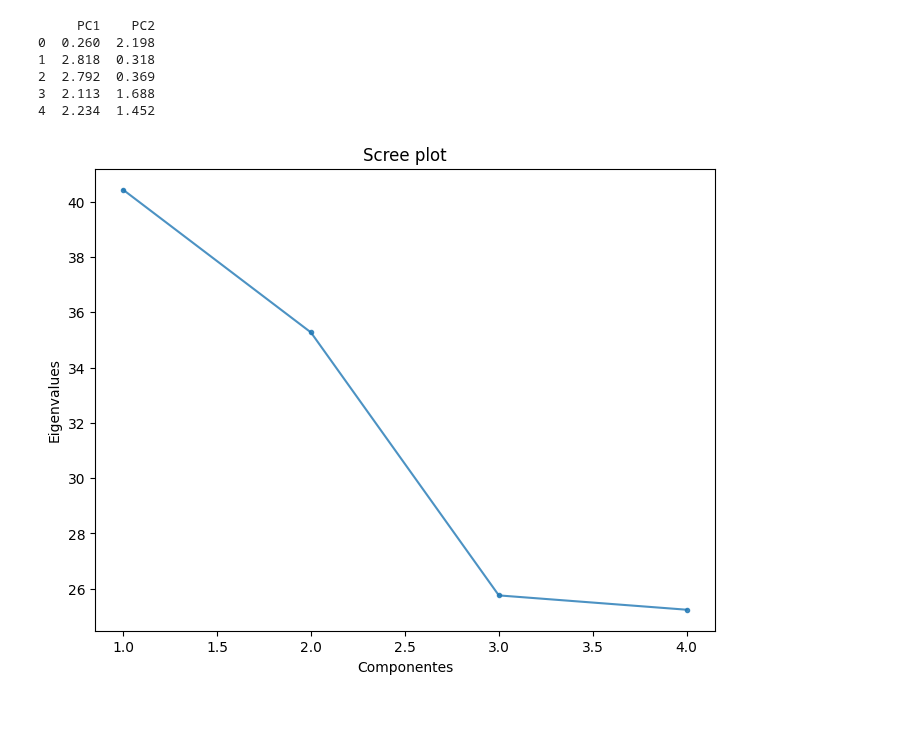
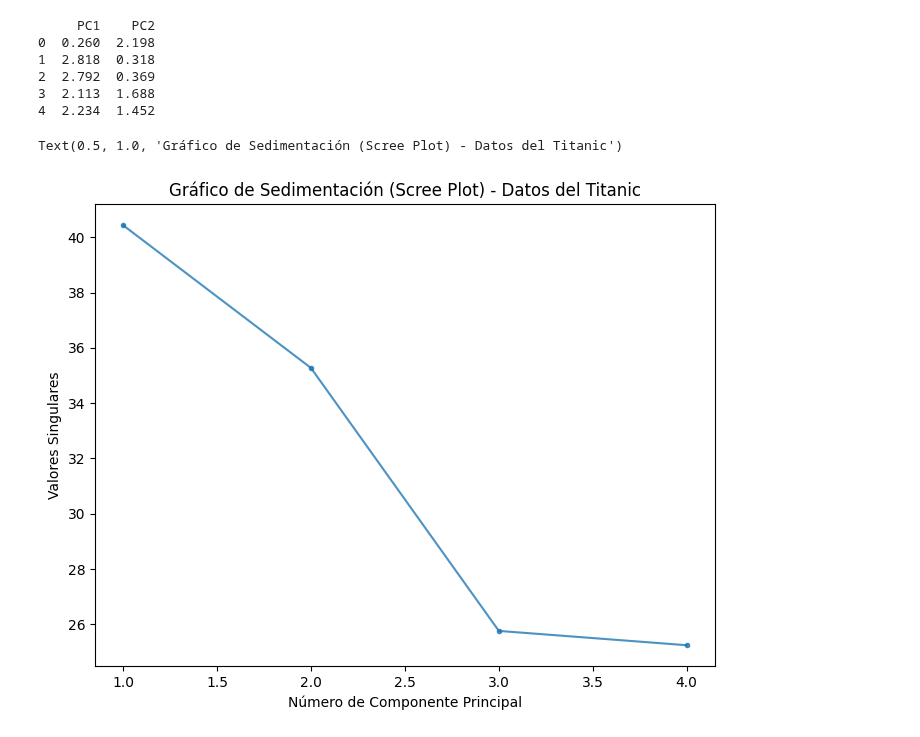
Before and after one commit to NicoRuedaA/dimensionality-reduction-lab, a Jupyter notebook: LAB2_ejercicio.ipynb, the cells around one changed output. Drawn from its saved outputs; the diff is of its cells as text; code cells hidden in the pictures.

```diff
--- a/LAB2_ejercicio.ipynb
+++ b/LAB2_ejercicio.ipynb
@@ -283,11 +267,23 @@ print(df_pca.head())
 2  2.792  0.369
 3  2.113  1.688
 4  2.234  1.452
-# %%
-fig = plt.figure(figsize=(8,6));
-plt.plot(range(1,len(myPCA.singular_values_ )+1),myPCA.singular_values_ ,alpha=0.8,marker='.');
-y_label = plt.ylabel('Eigenvalues');
-x_label = plt.xlabel('Componentes');
-plt.title('Scree plot');
-# %% [output]
-[figure, removed]
+# %%
+fig = plt.figure(figsize=(8,6))
+
+plt.plot(range(1,len(myPCA.singular_values_)+1), myPCA.singular_values_, alpha=0.8, marker='.')
+
+plt.ylabel('Valores Singulares') # Más preciso respecto al código
+plt.xlabel('Número de Componente Principal') # Más descriptivo
+plt.title('Gráfico de Sedimentación (Scree Plot) - Datos del Titanic') # Contextualizado
+
+# plt.show() # (Opcional, pero buena práctica para mostrar el gráfico limpio al final)
+
+# EJE X
+#Como el PCA original tien 4 columnas originales, es igual a 4.
+
+# range(1, 5) genera los números entre 1 y 4
+
+# Al ponerlo en primer lugar, el programa sabe que es la X
+# %% [output]
+Text(0.5, 1.0, 'Gráfico de Sedimentación (Scree Plot) - Datos del Titanic')
+[figure, added]
```
Also changed, not shown: parts of 9 cells of this notebook.
